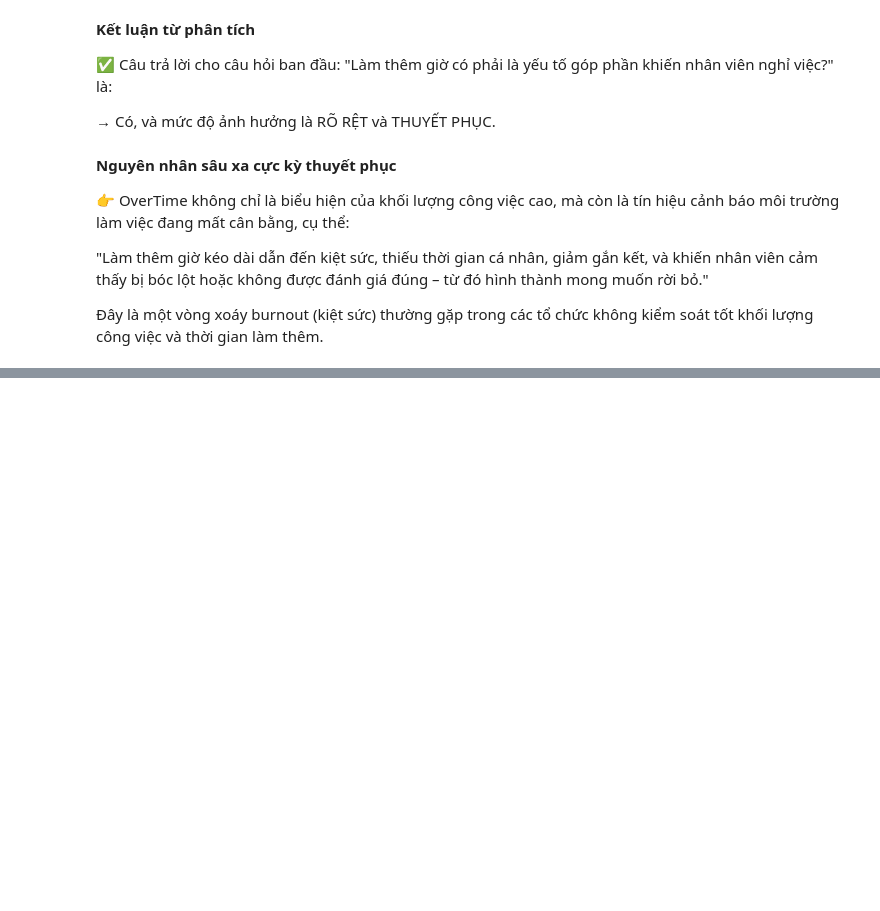
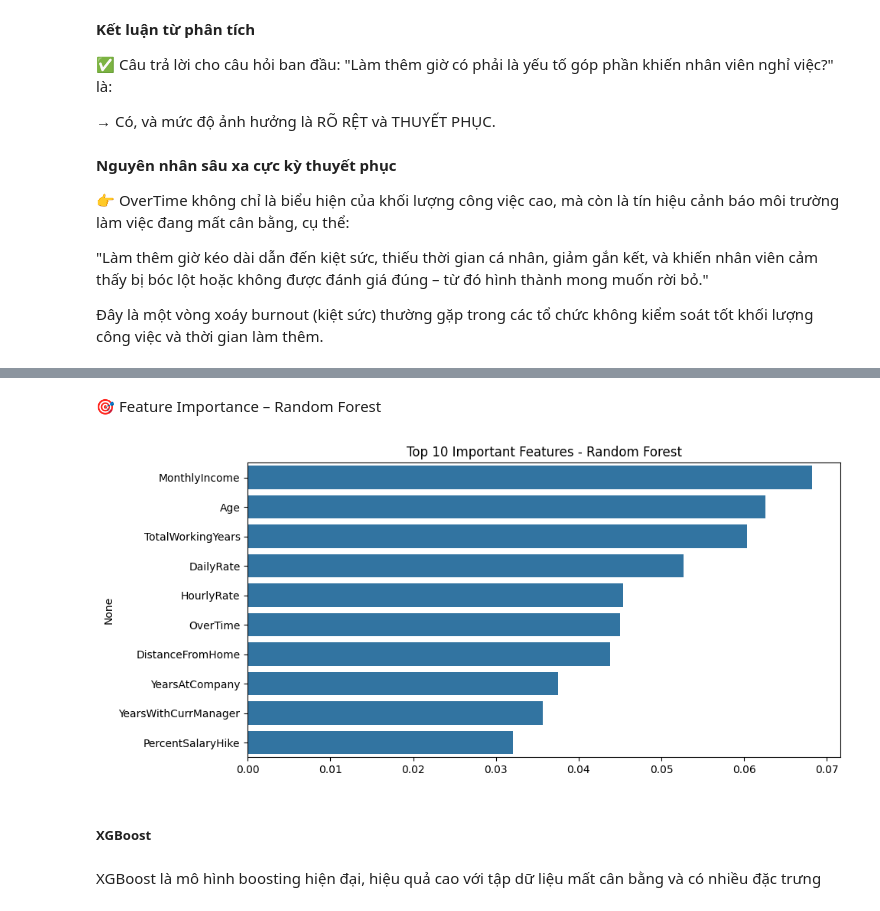
Before and after one commit to CongDon1207/DataStorytelling-EmployeeChurn-Superset, a Jupyter notebook: Final_Project.ipynb, the cells around one changed output, grey strips where cells are left out. Saved outputs shown, nothing was run; the diff lists cells and outputs as text; code cells hidden in the pictures; blank space fills up the shorter version.

```diff
--- a/Final_Project.ipynb
+++ b/Final_Project.ipynb
@@ -779,0 +1025,11 @@ Ngược lại, nếu xét theo nhóm "Đã nghỉ việc", thì hơn 53% trong
+# %%
+from sklearn.linear_model import LogisticRegression
+
+lr = LogisticRegression(max_iter=1000)
+lr.fit(X_train, y_train)
+
+y_pred_lr = lr.predict(X_test)
+y_proba_lr = lr.predict_proba(X_test)[:, 1]
+
+print(classification_report(y_test, y_pred_lr))
+print("ROC AUC Score (Logistic Regression):", roc_auc_score(y_test, y_proba_lr))
@@ -779,0 +1119,13 @@ Ngược lại, nếu xét theo nhóm "Đã nghỉ việc", thì hơn 53% trong
+# %%
+from sklearn.ensemble import RandomForestClassifier
+
+rf = RandomForestClassifier(n_estimators=100, max_depth=10, random_state=42)
+rf.fit(X_train, y_train)
+
+y_pred_rf = rf.predict(X_test)
+y_proba_rf = rf.predict_proba(X_test)[:, 1]
+
+from sklearn.metrics import classification_report, roc_auc_score
+
+print(classification_report(y_test, y_pred_rf))
+print("ROC AUC Score (Random Forest):", roc_auc_score(y_test, y_proba_rf))
@@ -779,0 +1143,19 @@ Ngược lại, nếu xét theo nhóm "Đã nghỉ việc", thì hơn 53% trong
+# %% [markdown]
+🎯 Feature Importance – Random Forest
+# %%
+import pandas as pd
+import matplotlib.pyplot as plt
+import seaborn as sns
+
+rf_importance = pd.Series(rf.feature_importances_, index=X.columns).sort_values(ascending=False).head(10)
+
+plt.figure(figsize=(10, 5))
+sns.barplot(x=rf_importance.values, y=rf_importance.index)
+plt.title("Top 10 Important Features - Random Forest")
+plt.show()
+# %% [output]
+[figure, added]
+# %% [markdown]
+##### XGBoost
+# %% [markdown]
+XGBoost là mô hình boosting hiện đại, hiệu quả cao với tập dữ liệu mất cân bằng và có nhiều đặc trưng
```
Also changed, not shown: parts of 79 cells of this notebook, 2 other files.
